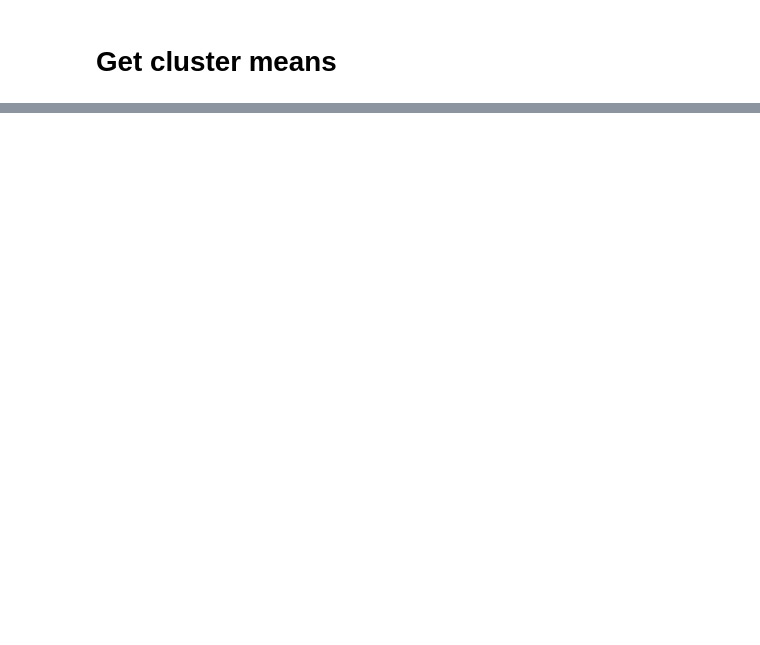
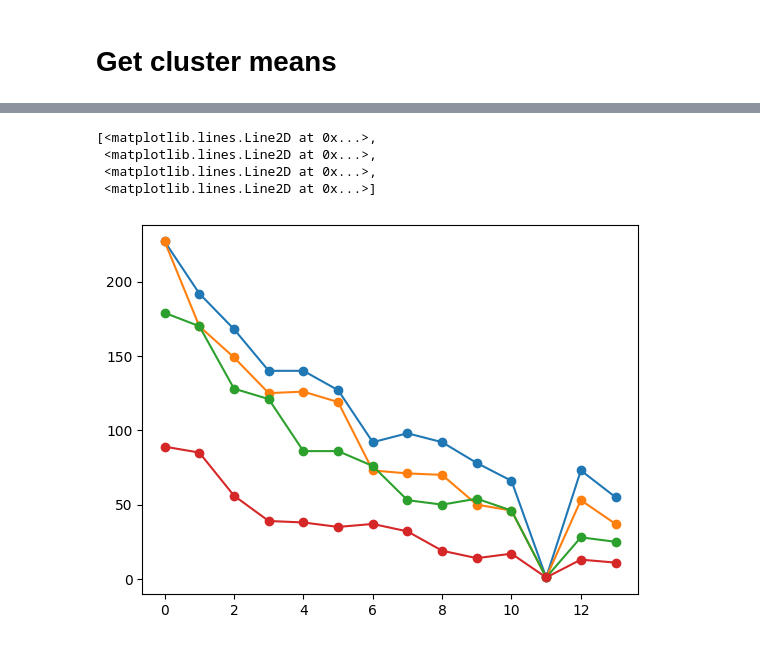
Before and after one commit to znamlab/iss-preprocess, a Jupyter notebook: notebooks/select_bleedtrough_parameters.ipynb, the cells around one changed output, grey strips where cells are left out. Drawn from its saved outputs; the diff is of its cells as text; code cells hidden in the pictures; blank space fills up the shorter version.

Commit message:
extra diagnostic plots from Anna

```diff
--- a/notebooks/select_bleedtrough_parameters.ipynb
+++ b/notebooks/select_bleedtrough_parameters.ipynb
@@ -16,8 +16,8 @@ import iss_preprocess as iss
 import iss_preprocess.io.load
 import iss_preprocess.pipeline.register
 
-data_path = "becalia_rabies_barseq/BRAC8323.6g/chamber_16"
-prefix = "genes_round"
+data_path = "toksozi_in-vivo-BRISC/BRAC12106.1c/chamber_01"
+prefix = "barcode_round"
 ref_tile_index = 0  # which of the reference tiles do we want to use for plots
 # %%
 ops = iss.io.load.load_ops(data_path)
@@ -319,7 +366,7 @@ print(f"Found {len(all_spots)} reference spots.")
 
 We will run the clustering part on one single round to see how to set score thresholds
 # %%
-iround = 5
+iround = 0
 score_thresh = ops[f"{short_pref}_cluster_score_thresh"]
 print(f"Filtering cluster with score below {score_thresh}.")
 spot_colors = np.stack(spots["trace"], axis=2)  # round x channels x spots
@@ -515,5 +595,11 @@ plt.title("Cumulative Pixel Distribution for Each Round")
 # %%
-plt.plot(np.arange(7), norm_factors_raw.T, "-o")
+plt.plot(np.arange(nrounds), norm_factors_raw.T, "-o")
+# %% [output]
+[<matplotlib.lines.Line2D at 0x...>,
+ <matplotlib.lines.Line2D at 0x...>,
+ <matplotlib.lines.Line2D at 0x...>,
+ <matplotlib.lines.Line2D at 0x...>]
+[figure, added]
 # %%
 from sklearn.linear_model import LinearRegression
 from sklearn.preprocessing import OneHotEncoder
```
Also changed, not shown: parts of 24 cells of this notebook.
